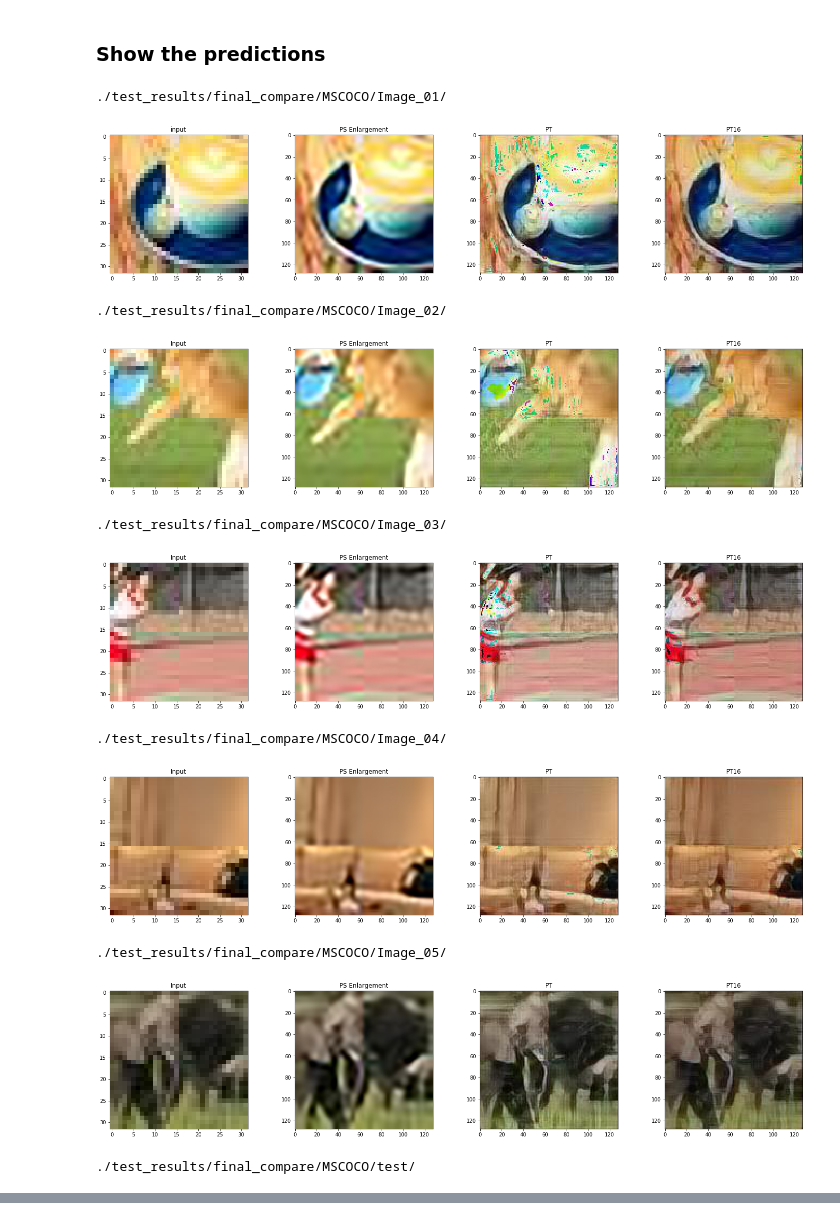
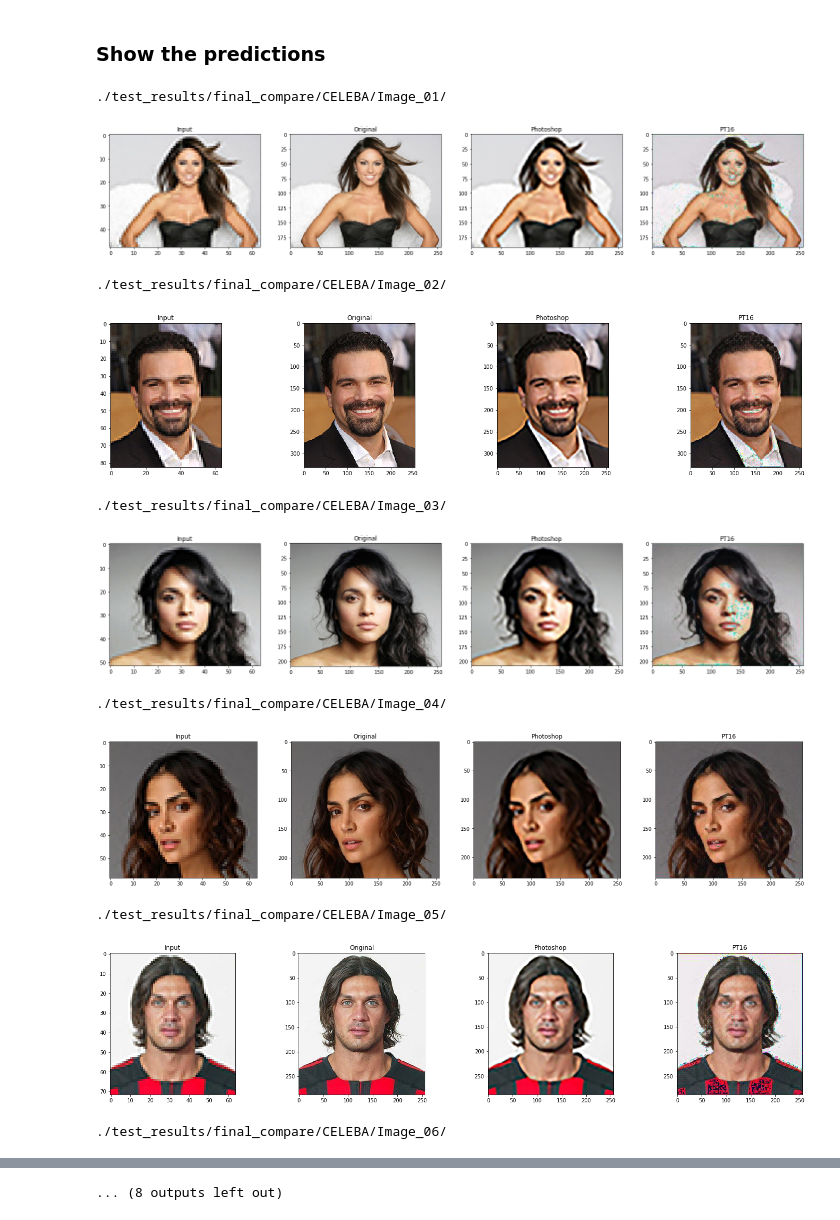
Before and after one commit to Paregov/image_super_resolution, a Jupyter notebook: final_visualization.ipynb, the cells around one changed output, grey strips where cells are left out. Drawn from its saved outputs; the diff is of its cells as text; code cells hidden in the pictures.

Commit message:
Some changes in the final visualization script.

```diff
--- a/final_visualization.ipynb
+++ b/final_visualization.ipynb
@@ -13,2 +18,5 @@ Using TensorFlow backend.
+# %%
+dataset = DataSet.CELEBA
+predict_first = False
 # %%
 folders_list = []
@@ -21,31 +41,36 @@ folders_list.append('./test_results/final_compare/MSCOCO/test/')
+# %%
+if predict_first:
+    predictors_data = []
+    if DataSet.CELEBA:
+    #     predictors_data.append({'weights': './saved_models/weights.best.train.celeba.pt.hdf5', 'name': "PT"})
+        predictors_data.append({'weights': './saved_models/weights.best.train.celeba.pt16.hdf5', 'name': "PT16"})
+    if DataSet.MSCOCO:
+        predictors_data.append({'weights': './saved_models/weights.best.train.mscoco.pt.hdf5', 'name': "PT"})
+        predictors_data.append({'weights': './saved_models/weights.best.train.mscoco.pt16.hdf5', 'name': "PT16"})
 # %% [markdown]
 ### Calculate some predictions
 # %%
-# PT16
-predictor = Predictor('./saved_models - Copy/weights.best.train.mscoco.pt16.hdf5')
-for folder in folders_list:
-    predictor.predict_from_file_and_save("{0}Input.jpg".format(folder), "{0}PT16.jpg".format(folder))
+if predict_first:
+    for p_data in predictors_data:
+        predictor = Predictor(p_data['weights'])
+        for folder in folders_list:
+            predictor.predict_from_file_and_save("{0}Input.jpg".format(folder), "{0}{1}.jpg".format(folder, p_data['name']))
-# %%
-# PT
-predictor = Predictor('./saved_models - Copy/weights.best.train.mscoco.pt.hdf5')
-for folder in folders_list:
-    predictor.predict_from_file_and_save("{0}Input.jpg".format(folder), "{0}PT.jpg".format(folder))
 # %% [markdown]
 ### Show the predictions
 # %%
 for folder in folders_list:
     print(folder)
     data = load_images_from_folder_with_names("{0}*".format(folder))
-    compare_images(data)
+    compare_images(data, multiply=False)
 # %% [output]
-./test_results/final_compare/MSCOCO/Image_01/
+./test_results/final_compare/CELEBA/Image_01/
-[figure, old version]
+[figure, new version]
-./test_results/final_compare/MSCOCO/Image_02/
+./test_results/final_compare/CELEBA/Image_02/
-[figure, old version]
+[figure, new version]
-./test_results/final_compare/MSCOCO/Image_03/
+./test_results/final_compare/CELEBA/Image_03/
-[figure, old version]
+[figure, new version]
-./test_results/final_compare/MSCOCO/Image_04/
+./test_results/final_compare/CELEBA/Image_04/
-[figure, old version]
+[figure, new version]
-./test_results/final_compare/MSCOCO/Image_05/
+./test_results/final_compare/CELEBA/Image_05/
-[figure, old version]
+[figure, new version]
-./test_results/final_compare/MSCOCO/test/
+./test_results/final_compare/CELEBA/Image_06/
@@ -52,0 +78 @@ for folder in folders_list:
+... (8 outputs left out)
```
Also changed, not shown: parts of 4 cells of this notebook, 1 other file.
